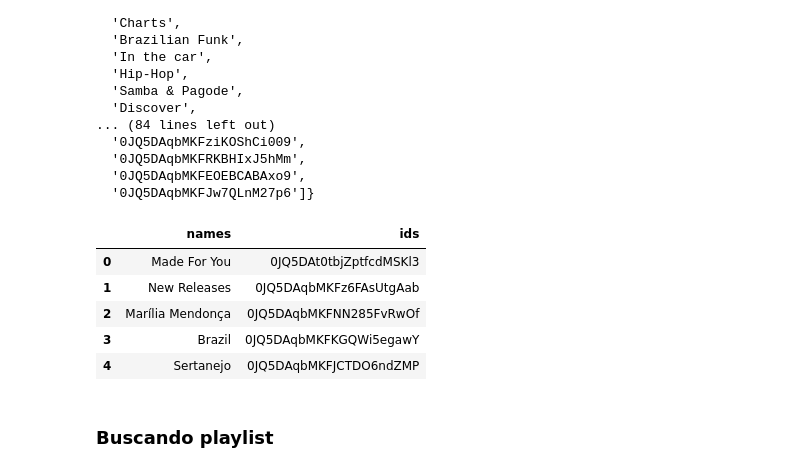
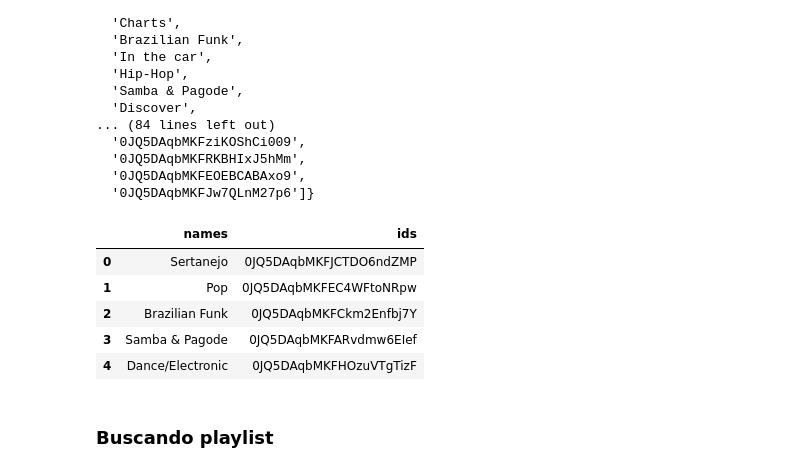
Before and after one commit to CDIMT2024/chorano_e_dancando, a Jupyter notebook: spotfy-AI/spotfy.ipynb, the cells around one changed output. Saved outputs shown, nothing was run; the diff lists cells and outputs as text; code cells hidden in the pictures.

```diff
--- a/spotfy-AI/spotfy.ipynb
+++ b/spotfy-AI/spotfy.ipynb
@@ -585,16 +586,18 @@ categories
   '0JQ5DAqbMKFRKBHIxJ5hMm',
   '0JQ5DAqbMKFEOEBCABAxo9',
   '0JQ5DAqbMKFJw7QLnM27p6']}
+# %%
+filter_categories= ['Sertanejo','Pop','Brazilian Funk','Samba & Pagode','Dance/Electronic','Christian & Gospel','K-pop']
 # %%
 
 categories_df = pd.DataFrame(categories)
-#categories_df = categories_df[categories_df['names'].isin(filter_categories)]
-#categories_df = categories_df.reset_index(drop=True)
+categories_df = categories_df[categories_df['names'].isin(filter_categories)]
+categories_df = categories_df.reset_index(drop=True)
 categories_df.head()
 # %% [output]
 |  | names | ids |
-| 0 | Made For You | 0JQ5DAt0tbjZptfcdMSKl3 |
-| 1 | New Releases | 0JQ5DAqbMKFz6FAsUtgAab |
-| 2 | Marília Mendonça | 0JQ5DAqbMKFNN285FvRwOf |
-| 3 | Brazil | 0JQ5DAqbMKFKGQWi5egawY |
-| 4 | Sertanejo | 0JQ5DAqbMKFJCTDO6ndZMP |
+| 0 | Sertanejo | 0JQ5DAqbMKFJCTDO6ndZMP |
+| 1 | Pop | 0JQ5DAqbMKFEC4WFtoNRpw |
+| 2 | Brazilian Funk | 0JQ5DAqbMKFCkm2Enfbj7Y |
+| 3 | Samba & Pagode | 0JQ5DAqbMKFARvdmw6EIef |
+| 4 | Dance/Electronic | 0JQ5DAqbMKFHOzuVTgTizF |
```
Also changed, not shown: parts of 51 cells of this notebook, 2 other files.
